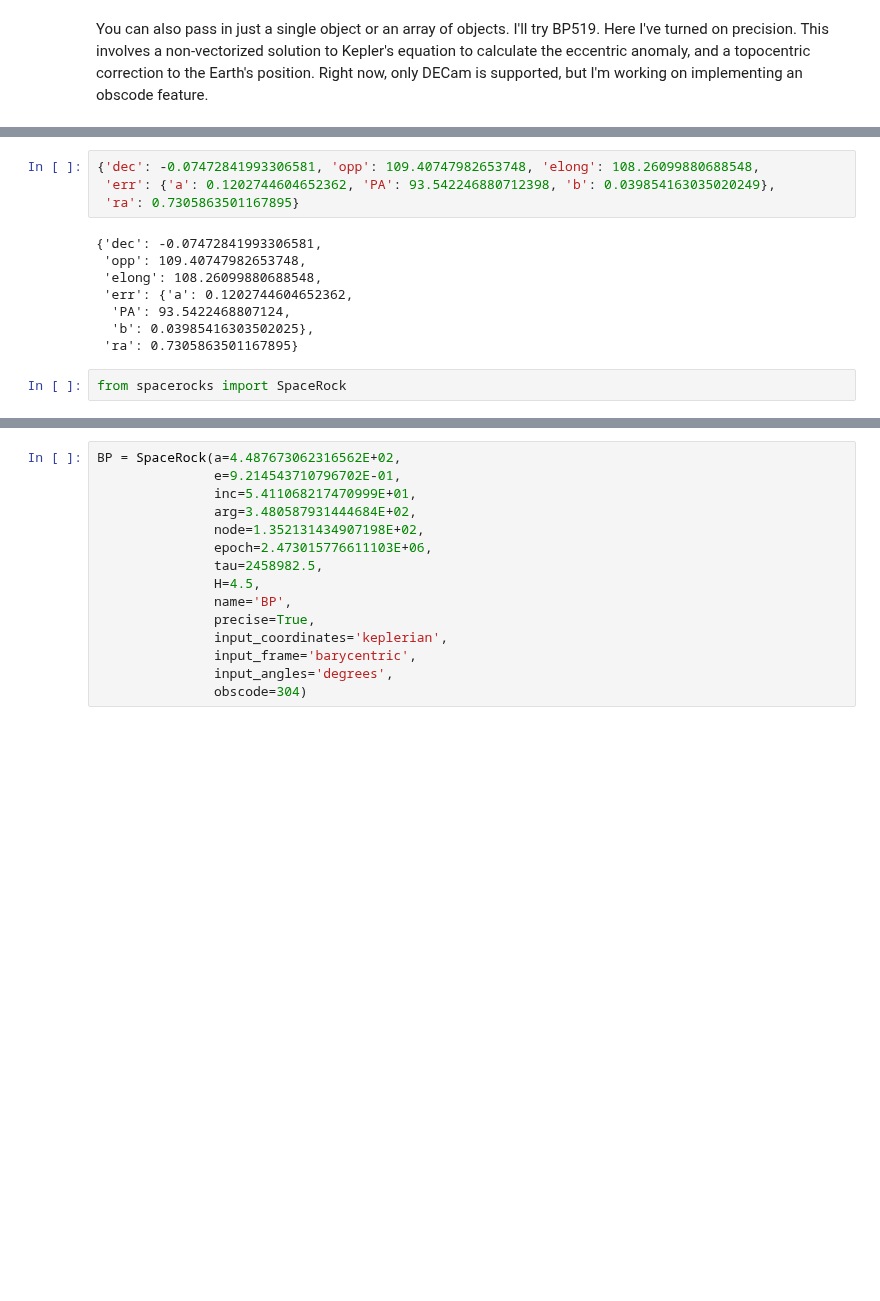
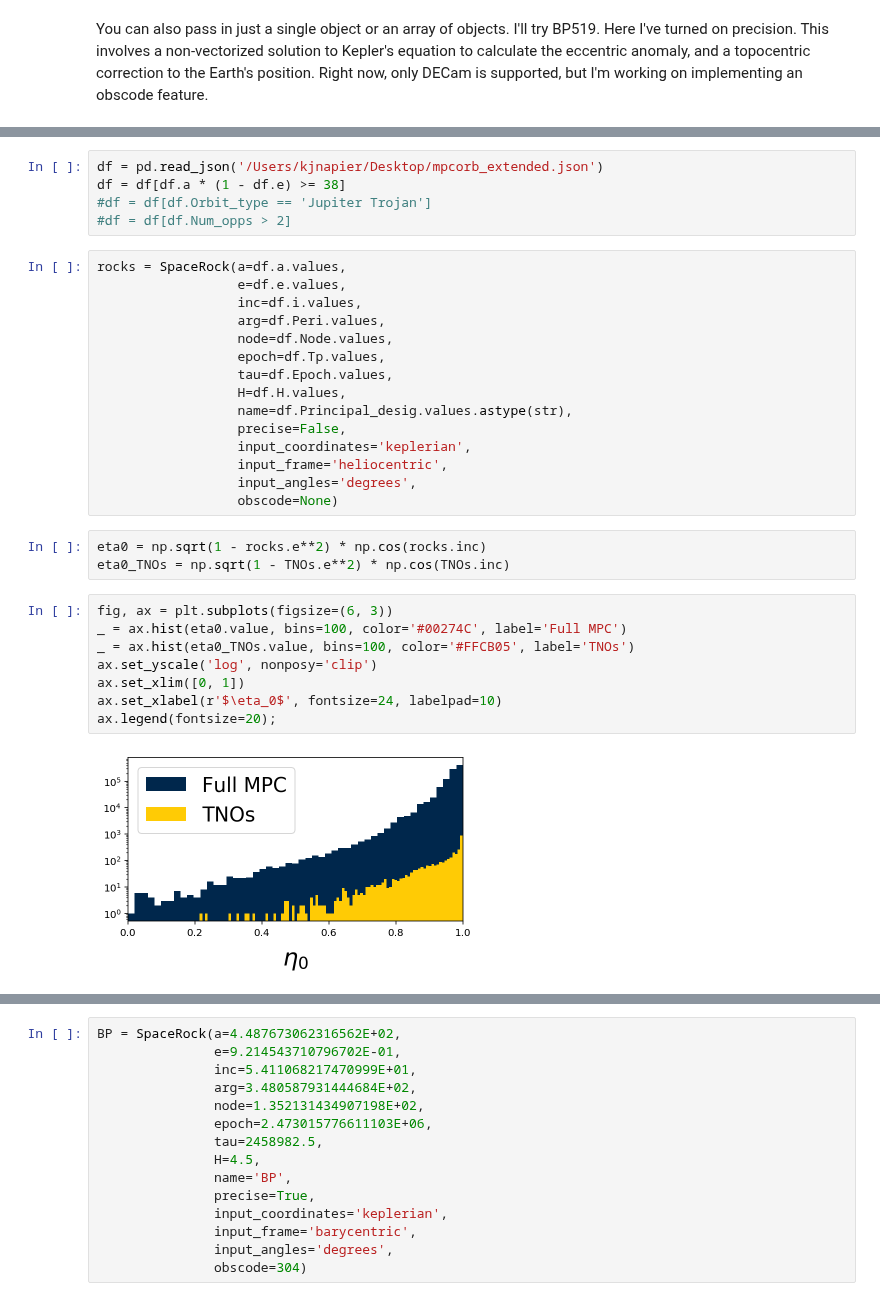
Before and after one commit to kjnapier/spacerocks, a Jupyter notebook: SpaceRocks_Tutorial.ipynb, the cells around one changed output, grey strips where cells are left out. Saved outputs shown, nothing was run; the diff lists cells and outputs as text; blank space fills up the shorter version.

```diff
--- a/SpaceRocks_Tutorial.ipynb
+++ b/SpaceRocks_Tutorial.ipynb
@@ -118,14 +15,33 @@ array([114.34888555])
-# %%
-{'dec': -0.07472841993306581, 'opp': 109.40747982653748, 'elong': 108.26099880688548,
- 'err': {'a': 0.1202744604652362, 'PA': 93.542246880712398, 'b': 0.039854163035020249},
- 'ra': 0.7305863501167895}
-# %% [output]
-{'dec': -0.07472841993306581,
- 'opp': 109.40747982653748,
- 'elong': 108.26099880688548,
- 'err': {'a': 0.1202744604652362,
-  'PA': 93.5422468807124,
-  'b': 0.03985416303502025},
- 'ra': 0.7305863501167895}
-# %%
-from spacerocks import SpaceRock
+# %%
+df = pd.read_json('/Users/kjnapier/Desktop/mpcorb_extended.json')
+df = df[df.a * (1 - df.e) >= 38]
+#df = df[df.Orbit_type == 'Jupiter Trojan']
+#df = df[df.Num_opps > 2]
+# %%
+rocks = SpaceRock(a=df.a.values,
+                  e=df.e.values,
+                  inc=df.i.values,
+                  arg=df.Peri.values,
+                  node=df.Node.values,
+                  epoch=df.Tp.values,
+                  tau=df.Epoch.values,
+                  H=df.H.values,
+                  name=df.Principal_desig.values.astype(str),
+                  precise=False,
+                  input_coordinates='keplerian',
+                  input_frame='heliocentric',
+                  input_angles='degrees',
+                  obscode=None)
+# %%
+eta0 = np.sqrt(1 - rocks.e**2) * np.cos(rocks.inc)
+eta0_TNOs = np.sqrt(1 - TNOs.e**2) * np.cos(TNOs.inc)
+# %%
+fig, ax = plt.subplots(figsize=(6, 3))
+_ = ax.hist(eta0.value, bins=100, color='#00274C', label='Full MPC')
+_ = ax.hist(eta0_TNOs.value, bins=100, color='#FFCB05', label='TNOs')
+ax.set_yscale('log', nonposy='clip')
+ax.set_xlim([0, 1])
+ax.set_xlabel(r'$\eta_0$', fontsize=24, labelpad=10)
+ax.legend(fontsize=20);
+# %% [output]
+[figure, added]
```
Also changed, not shown: parts of 34 cells of this notebook, 8 other files.
